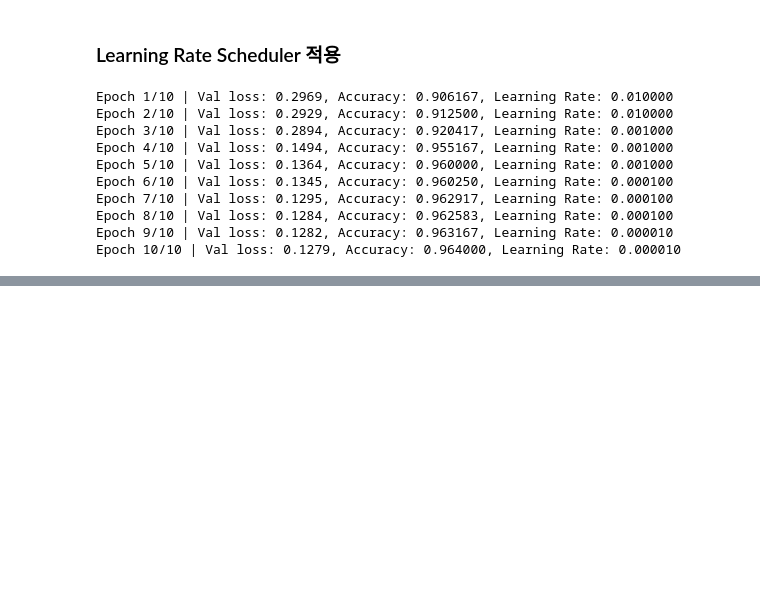
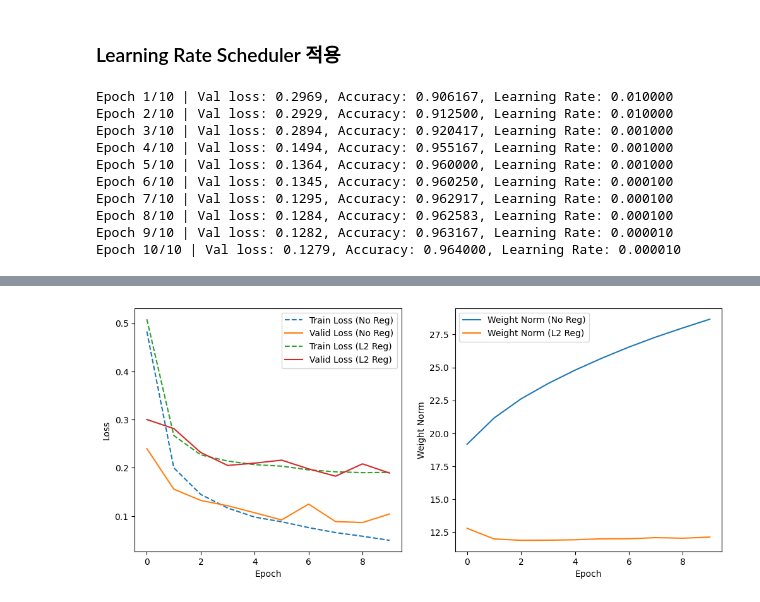
Before and after one commit to vfxpedia/06_deep_learning_basic, a Jupyter notebook: 09_slove_overfitting.ipynb, the cells around one changed output, grey strips where cells are left out. Saved outputs shown, nothing was run; the diff lists cells and outputs as text; code cells hidden in the pictures; blank space fills up the shorter version.

```diff
--- a/09_slove_overfitting.ipynb
+++ b/09_slove_overfitting.ipynb
@@ -285,0 +439,8 @@ Epoch 10/10 | Val loss: 0.1279, Accuracy: 0.964000, Learning Rate: 0.000010
+# %%
+model_no_reg = RealSimpleNN()
+optim_no_reg = optim.SGD(model_no_reg.parameters(), lr=0.01, weight_decay=0.0, momentum= 0.9)
+train_losses, val_losses, weight_norms = train_reg(model_no_reg, train_loader, val_loader, optim_no_reg)
+
+model_reg = RealSimpleNN()
+optim_reg = optim.SGD(model_reg.parameters(), lr=0.01, weight_decay=0.01, momentum= 0.9)
+train_reg_losses, val_reg_losses, weight_norms_reg = train_reg(model_reg, train_loader, val_loader, optim_reg)
@@ -285,0 +468,22 @@ Epoch 10/10 | Val loss: 0.1279, Accuracy: 0.964000, Learning Rate: 0.000010
+# %%
+plt.figure(figsize=(12, 5))
+
+plt.subplot(1, 2, 1)
+plt.plot(train_losses, label='Train Loss (No Reg)', linestyle='dashed')
+plt.plot(val_losses, label='Valid Loss (No Reg)')
+plt.plot(train_reg_losses, label='Train Loss (L2 Reg)', linestyle='dashed')
+plt.plot(val_reg_losses, label='Valid Loss (L2 Reg)')
+plt.xlabel('Epoch')
+plt.ylabel('Loss')
+plt.legend()
+
+plt.subplot(1, 2, 2)
+plt.plot(weight_norms, label='Weight Norm (No Reg)')
+plt.plot(weight_norms_reg, label='Weight Norm (L2 Reg)')
+plt.xlabel('Epoch')
+plt.ylabel('Weight Norm')
+plt.legend()
+
+plt.show()
+# %% [output]
+[figure, added]
```
Also changed, not shown: parts of 8 cells of this notebook.
